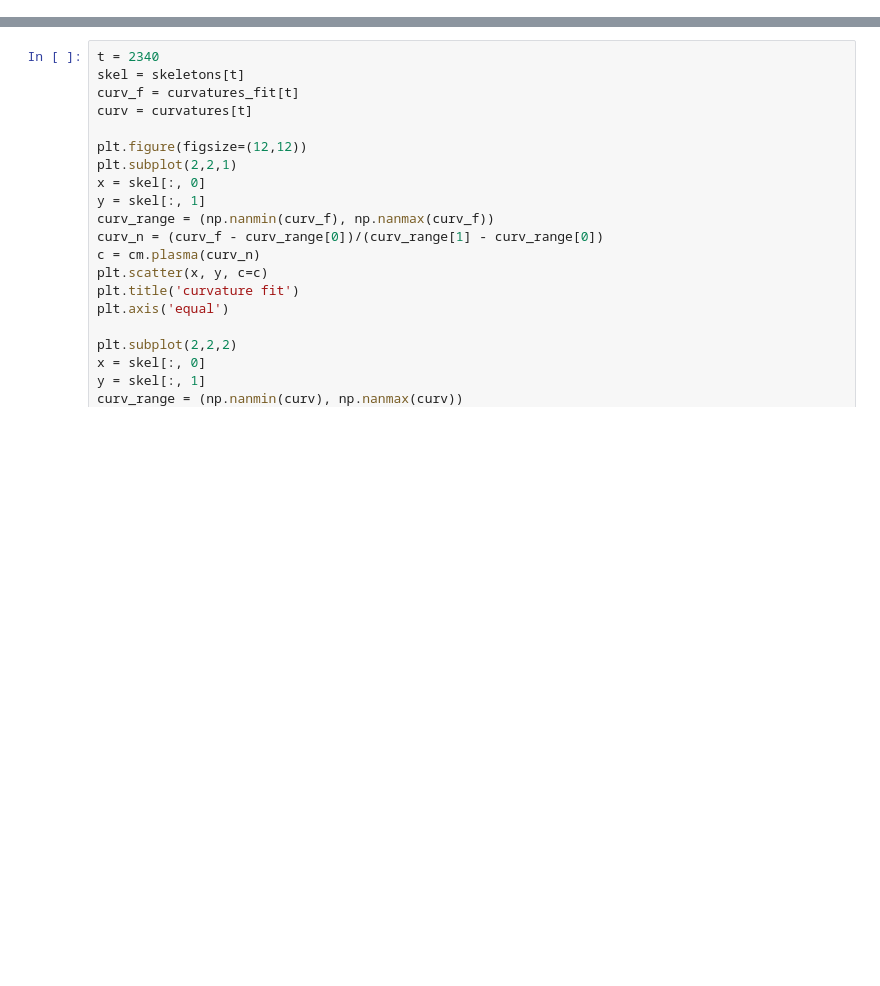
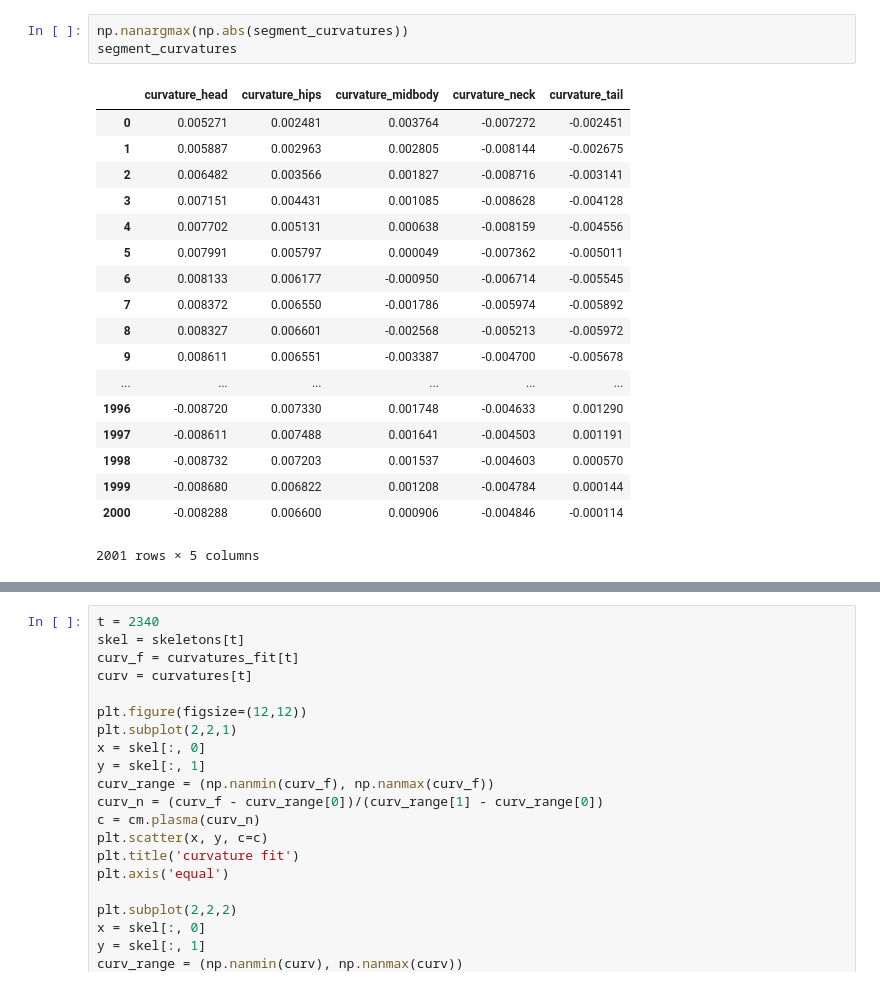
Before and after one commit to ver228/tierpsy-features, a Jupyter notebook: notebooks/Bend Angles.ipynb, the cells around one changed output, grey strips where cells are left out. Cells and saved outputs as stored; diff of their text form; blank space fills up the shorter version.

```diff
--- a/notebooks/Bend Angles.ipynb
+++ b/notebooks/Bend Angles.ipynb
@@ -47 +174,23 @@ for points_window in [5, 4]:#range(4, 6):
+# %%
+np.nanargmax(np.abs(segment_curvatures))
+segment_curvatures
+# %% [output]
+|  | curvature_head | curvature_hips | curvature_midbody | curvature_neck | curvature_tail |
+| 0 | 0.005271 | 0.002481 | 0.003764 | -0.007272 | -0.002451 |
+| 1 | 0.005887 | 0.002963 | 0.002805 | -0.008144 | -0.002675 |
+| 2 | 0.006482 | 0.003566 | 0.001827 | -0.008716 | -0.003141 |
+| 3 | 0.007151 | 0.004431 | 0.001085 | -0.008628 | -0.004128 |
+| 4 | 0.007702 | 0.005131 | 0.000638 | -0.008159 | -0.004556 |
+| 5 | 0.007991 | 0.005797 | 0.000049 | -0.007362 | -0.005011 |
+| 6 | 0.008133 | 0.006177 | -0.000950 | -0.006714 | -0.005545 |
+| 7 | 0.008372 | 0.006550 | -0.001786 | -0.005974 | -0.005892 |
+| 8 | 0.008327 | 0.006601 | -0.002568 | -0.005213 | -0.005972 |
+| 9 | 0.008611 | 0.006551 | -0.003387 | -0.004700 | -0.005678 |
+| ... | ... | ... | ... | ... | ... |
+| 1996 | -0.008720 | 0.007330 | 0.001748 | -0.004633 | 0.001290 |
+| 1997 | -0.008611 | 0.007488 | 0.001641 | -0.004503 | 0.001191 |
+| 1998 | -0.008732 | 0.007203 | 0.001537 | -0.004603 | 0.000570 |
+| 1999 | -0.008680 | 0.006822 | 0.001208 | -0.004784 | 0.000144 |
+| 2000 | -0.008288 | 0.006600 | 0.000906 | -0.004846 | -0.000114 |
+2001 rows × 5 columns
 # %%
```
Also changed, not shown: parts of 5 cells of this notebook, 11 other files.
